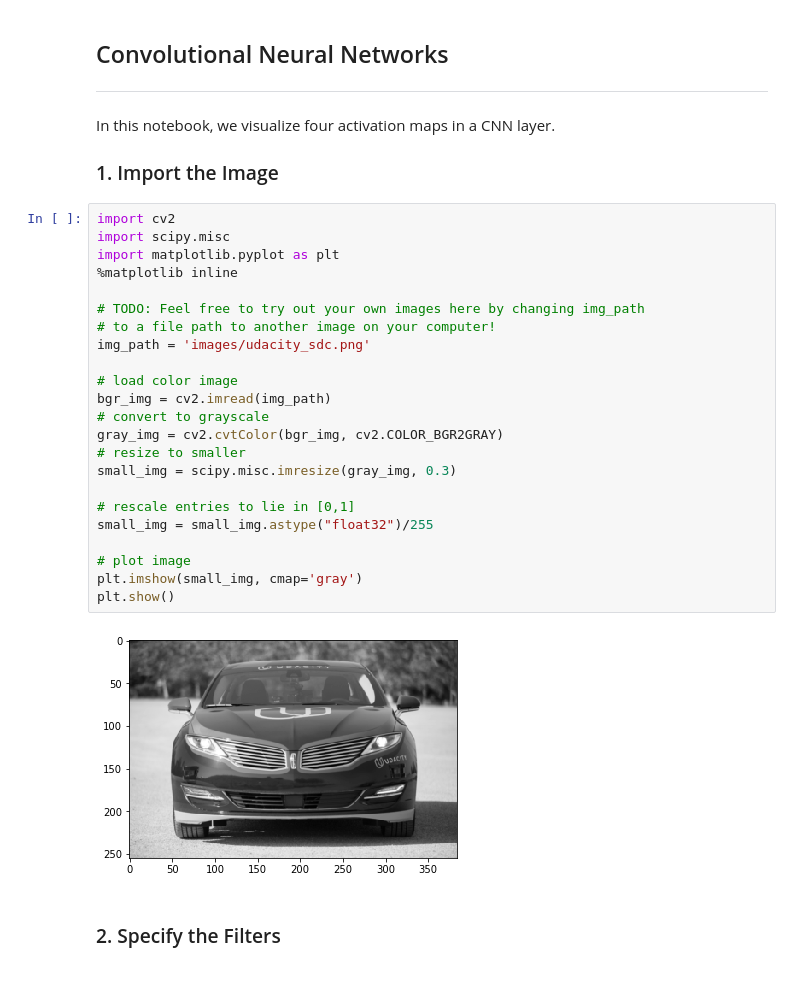
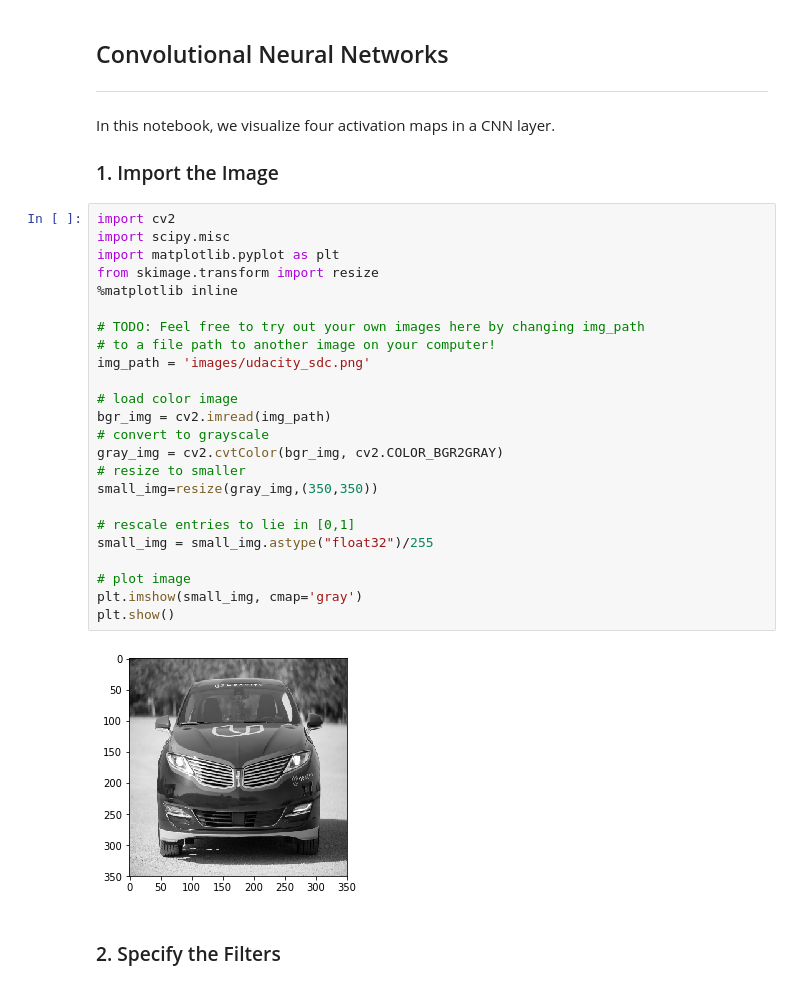
Before and after one commit to udacity/aind2-cnn, a Jupyter notebook: conv-visualization/conv_visualization.ipynb, the cells around one changed output. Cells and saved outputs as stored; diff of their text form.

Commit message:
used skimage

```diff
--- a/conv-visualization/conv_visualization.ipynb
+++ b/conv-visualization/conv_visualization.ipynb
@@ -12,28 +12,29 @@ In this notebook, we visualize four activation maps in a CNN layer.
 # %%
 import cv2
 import scipy.misc
 import matplotlib.pyplot as plt
+from skimage.transform import resize
 %matplotlib inline
 
 # TODO: Feel free to try out your own images here by changing img_path
 # to a file path to another image on your computer!
 img_path = 'images/udacity_sdc.png'
 
 # load color image
 bgr_img = cv2.imread(img_path)
 # convert to grayscale
 gray_img = cv2.cvtColor(bgr_img, cv2.COLOR_BGR2GRAY)
 # resize to smaller
-small_img = scipy.misc.imresize(gray_img, 0.3)
+small_img=resize(gray_img,(350,350))
 
 # rescale entries to lie in [0,1]
 small_img = small_img.astype("float32")/255
 
 # plot image
 plt.imshow(small_img, cmap='gray')
 plt.show()
 # %% [output]
-[figure, old version]
+[figure, new version]
 # %% [markdown]
 ### 2. Specify the Filters
 # %%
```
Also changed, not shown: parts of 1 cell of this notebook.
